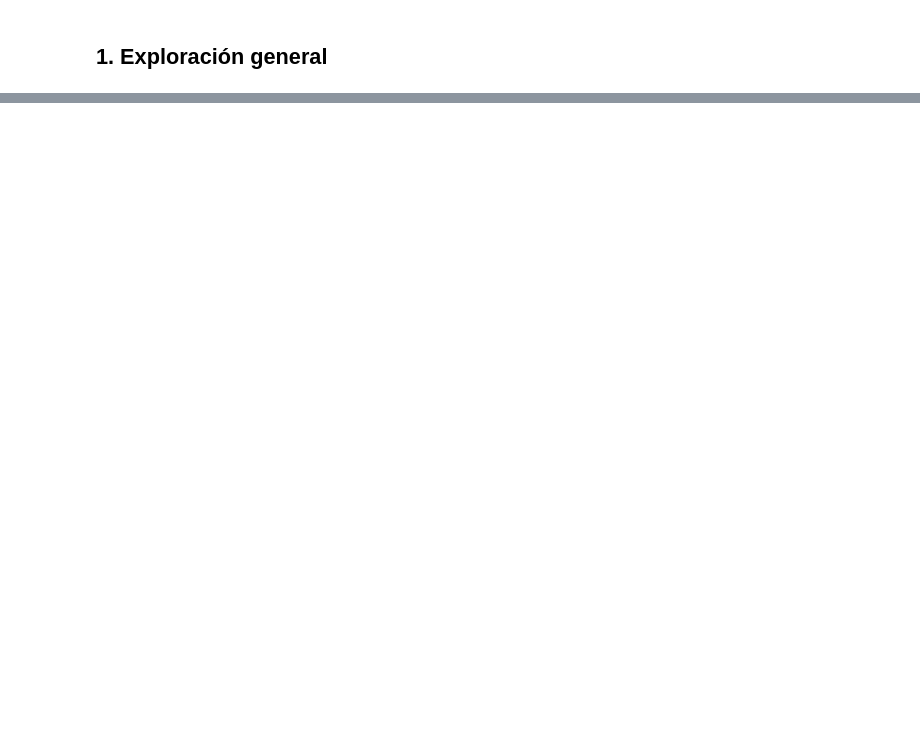
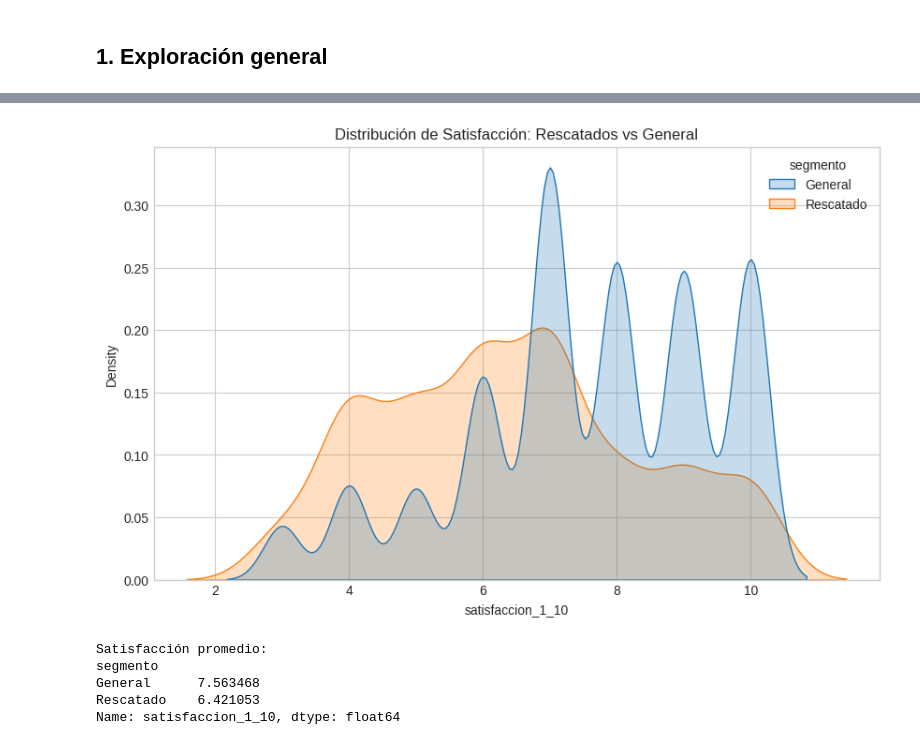
Before and after one commit to Mmateo101/hey-datathon-2026, a Jupyter notebook: notebooks/01_eda.ipynb, the cells around one changed output, grey strips where cells are left out. Saved outputs shown, nothing was run; the diff lists cells and outputs as text; code cells hidden in the pictures; blank space fills up the shorter version.

```diff
--- a/notebooks/01_eda.ipynb
+++ b/notebooks/01_eda.ipynb
@@ -45,0 +95,31 @@ clientes.describe()
+# %%
+import pandas as pd
+import numpy as np
+
+# 1. Preparar fechas
+transacciones['fecha_hora'] = pd.to_datetime(transacciones['fecha_hora'])
+max_date = transacciones['fecha_hora'].max()
+
+# 2. Calcular gaps entre transacciones consecutivas
+transacciones = transacciones.sort_values(['user_id', 'fecha_hora'])
+transacciones['gap_days'] = transacciones.groupby('user_id')['fecha_hora'].diff().dt.days
+
+# 3. Identificar clientes que tuvieron un gap de 45-90 días
+users_with_gap = transacciones[(transacciones['gap_days'] >= 45) & (transacciones['gap_days'] <= 90)]['user_id'].unique()
+
+# 4. Identificar clientes activos en los últimos 30 días
+last_30_days_limit = max_date - pd.Timedelta(days=30)
+users_active_last_30 = transacciones[transacciones['fecha_hora'] >= last_30_days_limit]['user_id'].unique()
+
+# 5. Intersección para encontrar 'Rescatados'
+rescatados_ids = np.intersect1d(users_with_gap, users_active_last_30)
+
+# Marcar en el dataframe de clientes
+clientes['segmento'] = 'General'
+clientes.loc[clientes['user_id'].isin(rescatados_ids), 'segmento'] = 'Rescatado'
+
+# Métricas básicas
+n_rescatados = len(rescatados_ids)
+pct_rescatados = (n_rescatados / len(clientes)) * 100
+
+print(f'Clientes Rescatados: {n_rescatados} ({pct_rescatados:.2f}%)')
@@ -45,0 +152,19 @@ clientes.describe()
+# %%
+import seaborn as sns
+import matplotlib.pyplot as plt
+
+# 7. Comparativa de Satisfacción
+plt.figure(figsize=(10, 6))
+sns.kdeplot(data=clientes, x='satisfaccion_1_10', hue='segmento', common_norm=False, fill=True)
+plt.title('Distribución de Satisfacción: Rescatados vs General')
+plt.show()
+
+avg_sat = clientes.groupby('segmento')['satisfaccion_1_10'].mean()
+print(f"Satisfacción promedio:\n{avg_sat}")
+# %% [output]
+[figure, added]
+Satisfacción promedio:
+segmento
+General      7.563468
+Rescatado    6.421053
+Name: satisfaccion_1_10, dtype: float64
```
Also changed, not shown: parts of 8 cells of this notebook.
